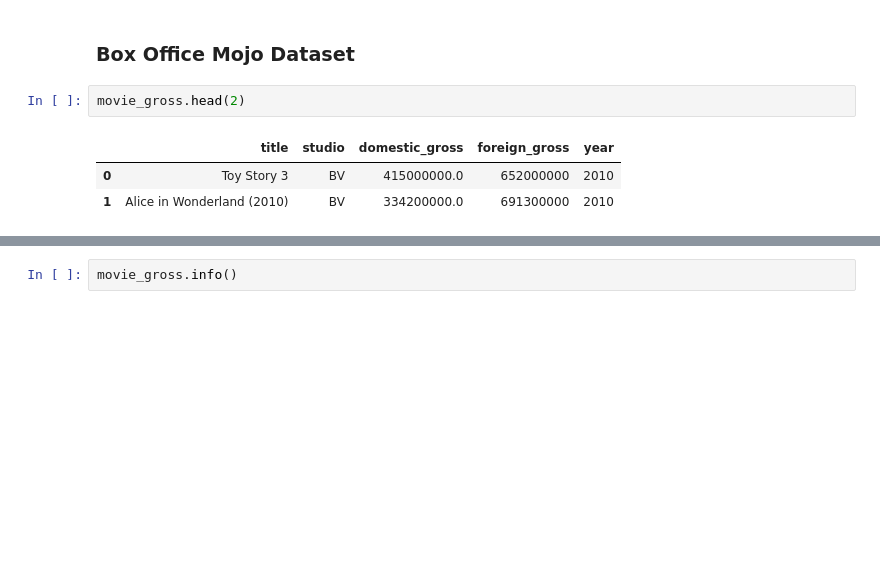
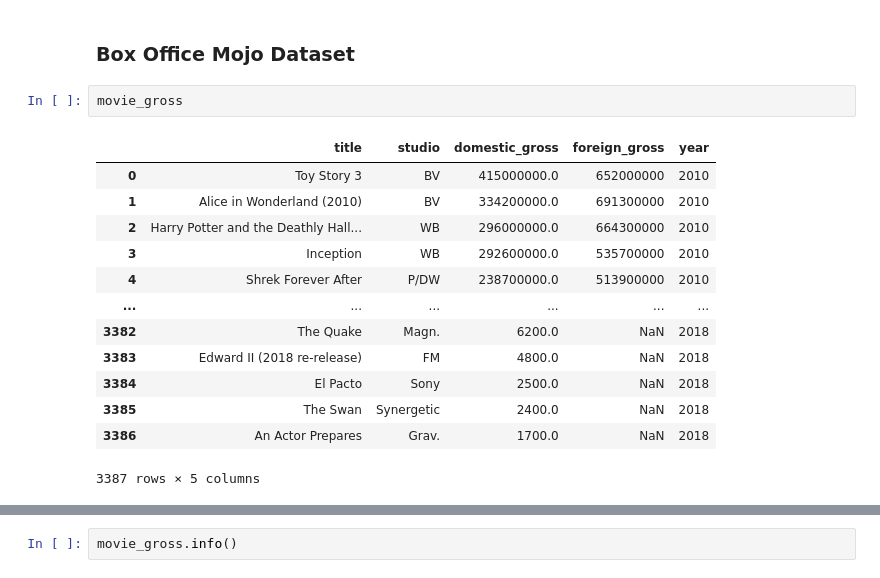
Before and after one commit to JuneHenia/Phase-2-Movie-Project, a Jupyter notebook: notebook/Movie Analysis Project.ipynb, the cells around one changed output, grey strips where cells are left out. Cells and saved outputs as stored; diff of their text form; blank space fills up the shorter version.

```diff
--- a/notebook/Movie Analysis Project.ipynb
+++ b/notebook/Movie Analysis Project.ipynb
@@ -131,8 +131,18 @@ conn.close()
 # %% [markdown]
 ### Box Office Mojo Dataset
 # %%
-movie_gross.head(2)
+movie_gross
 # %% [output]
 |  | title | studio | domestic_gross | foreign_gross | year |
 | 0 | Toy Story 3 | BV | 415000000.0 | 652000000 | 2010 |
 | 1 | Alice in Wonderland (2010) | BV | 334200000.0 | 691300000 | 2010 |
+| 2 | Harry Potter and the Deathly Hall... | WB | 296000000.0 | 664300000 | 2010 |
+| 3 | Inception | WB | 292600000.0 | 535700000 | 2010 |
+| 4 | Shrek Forever After | P/DW | 238700000.0 | 513900000 | 2010 |
+| ... | ... | ... | ... | ... | ... |
+| 3382 | The Quake | Magn. | 6200.0 | NaN | 2018 |
+| 3383 | Edward II (2018 re-release) | FM | 4800.0 | NaN | 2018 |
+| 3384 | El Pacto | Sony | 2500.0 | NaN | 2018 |
+| 3385 | The Swan | Synergetic | 2400.0 | NaN | 2018 |
+| 3386 | An Actor Prepares | Grav. | 1700.0 | NaN | 2018 |
+3387 rows × 5 columns
```
Also changed, not shown: parts of 13 cells of this notebook.
